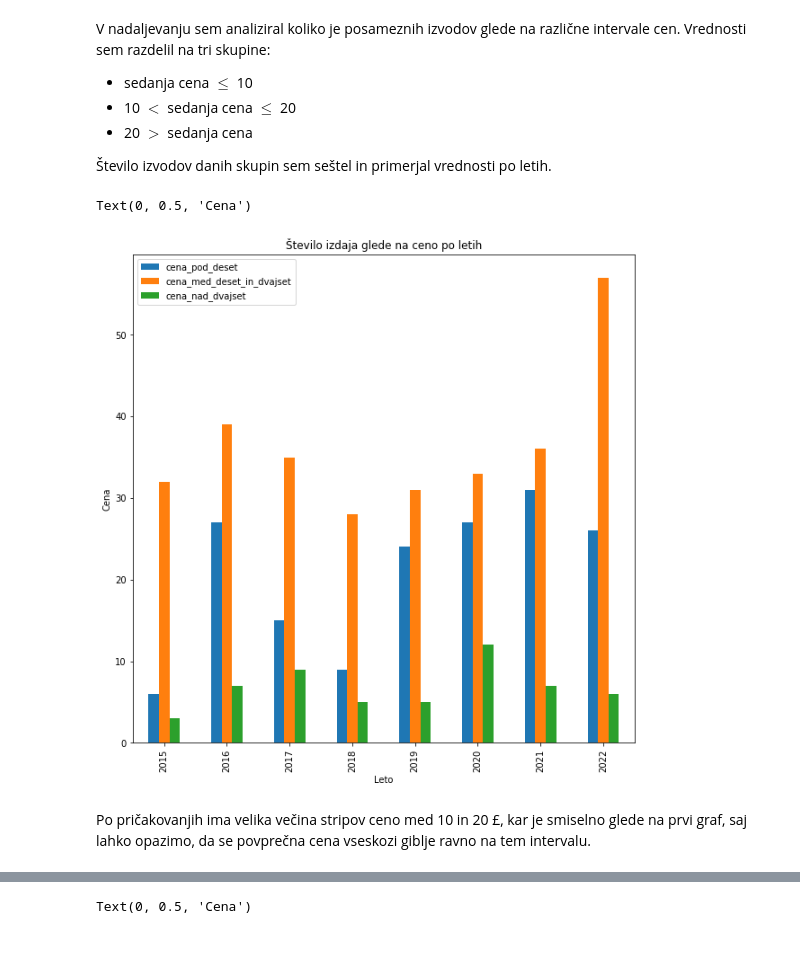
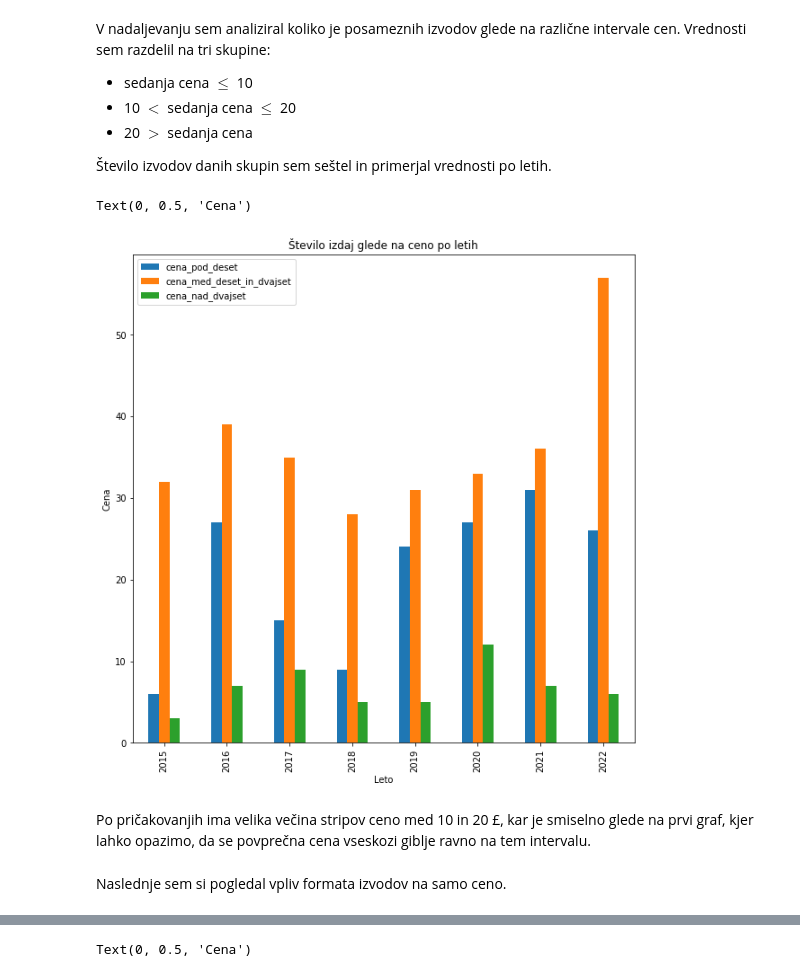
Before and after one commit to IanLampic/prog1-analiza-stripov, a Jupyter notebook: analiza_podaktov.ipynb, the cells around one changed output, grey strips where cells are left out. Saved outputs shown, nothing was run; the diff lists cells and outputs as text; code cells hidden in the pictures; blank space fills up the shorter version.

```diff
--- a/analiza_podaktov.ipynb
+++ b/analiza_podaktov.ipynb
@@ -215,24 +215,26 @@ V nadaljevanju sem analiziral koliko je posameznih izvodov glede na različne in
 # %%
 cena_pod_deset = stripi_s_ceno[stripi_s_ceno.sedanja_cena <= 10.0].groupby("leto").count()[["naslov"]][6:]
 cena_med_deset_in_dvajset = stripi_s_ceno[(stripi_s_ceno.sedanja_cena <= 20.0) & (stripi_s_ceno.sedanja_cena > 10.0)].groupby("leto").count()[["naslov"]][11:]
 cena_nad_dvajset = stripi_s_ceno[stripi_s_ceno.sedanja_cena > 20.0].groupby("leto").count()[["naslov"]][6:]
 
 cena_skupaj = pd.merge(cena_pod_deset, cena_med_deset_in_dvajset, left_on="leto", right_on="leto")
 cene_skupaj_vse = pd.merge(cena_skupaj, cena_nad_dvajset, left_on="leto", right_on="leto")
 
 cene_skupaj_vse.rename(columns = {'naslov_x':'cena_pod_deset'}, inplace = True)
 cene_skupaj_vse.rename(columns = {'naslov_y':'cena_med_deset_in_dvajset'}, inplace = True)
 cene_skupaj_vse.rename(columns = {'naslov':'cena_nad_dvajset'}, inplace = True)
 
 cene_skupaj_vse.plot.bar(figsize=(10, 10))
-plt.title('Število izdaja glede na ceno po letih')
+plt.title('Število izdaj glede na ceno po letih')
 plt.xlabel('Leto')
 plt.ylabel('Cena')
 # %% [output]
 Text(0, 0.5, 'Cena')
-[figure, old version]
+[figure, new version]
 # %% [markdown]
-Po pričakovanjih ima velika večina stripov ceno med 10 in 20 £, kar je smiselno glede na prvi graf, saj lahko opazimo, da se povprečna cena vseskozi giblje ravno na tem intervalu.
+Po pričakovanjih ima velika večina stripov ceno med 10 in 20 £, kar je smiselno glede na prvi graf, kjer lahko opazimo, da se povprečna cena vseskozi giblje ravno na tem intervalu.
+# %% [markdown]
+Naslednje sem si pogledal vpliv formata izvodov na samo ceno.
 # %%
 stripi_trda_platnica = stripi_s_ceno[stripi_s_ceno.format == "Hardback"]
 stripi_trda_platnica_povprecje = stripi_trda_platnica.groupby("leto").sedanja_cena.mean()
```
Also changed, not shown: parts of 14 cells of this notebook.
